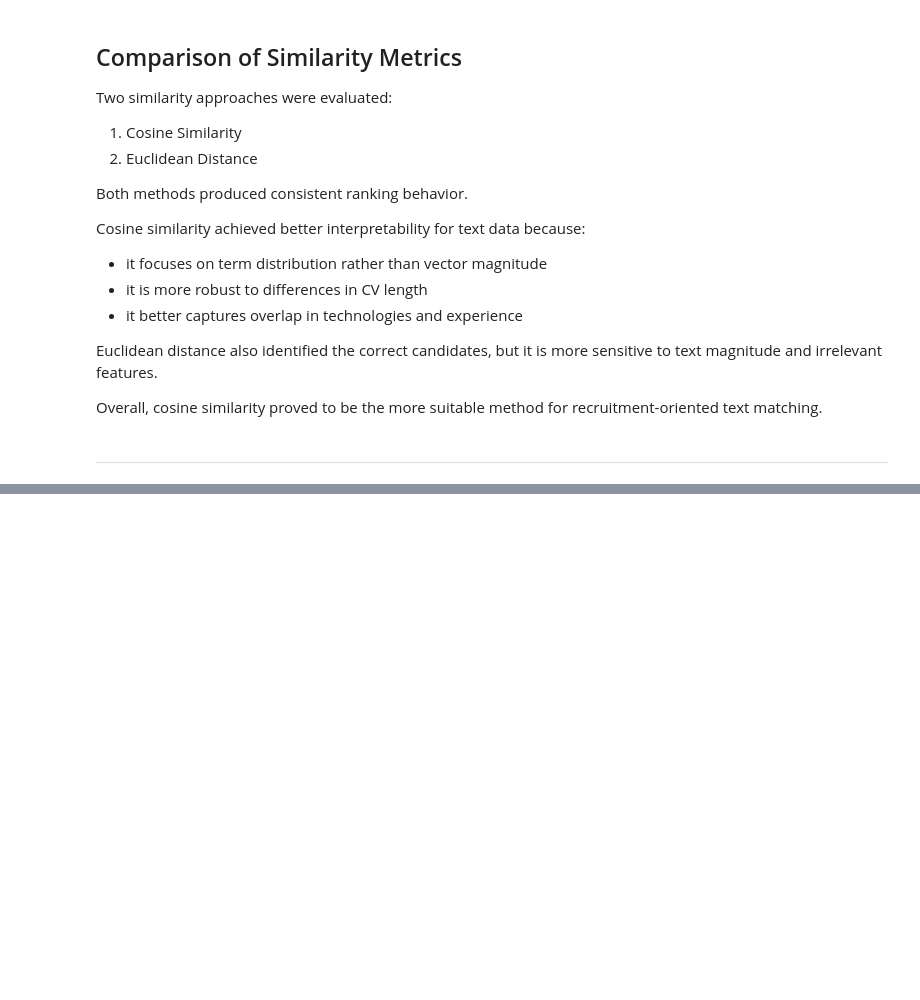
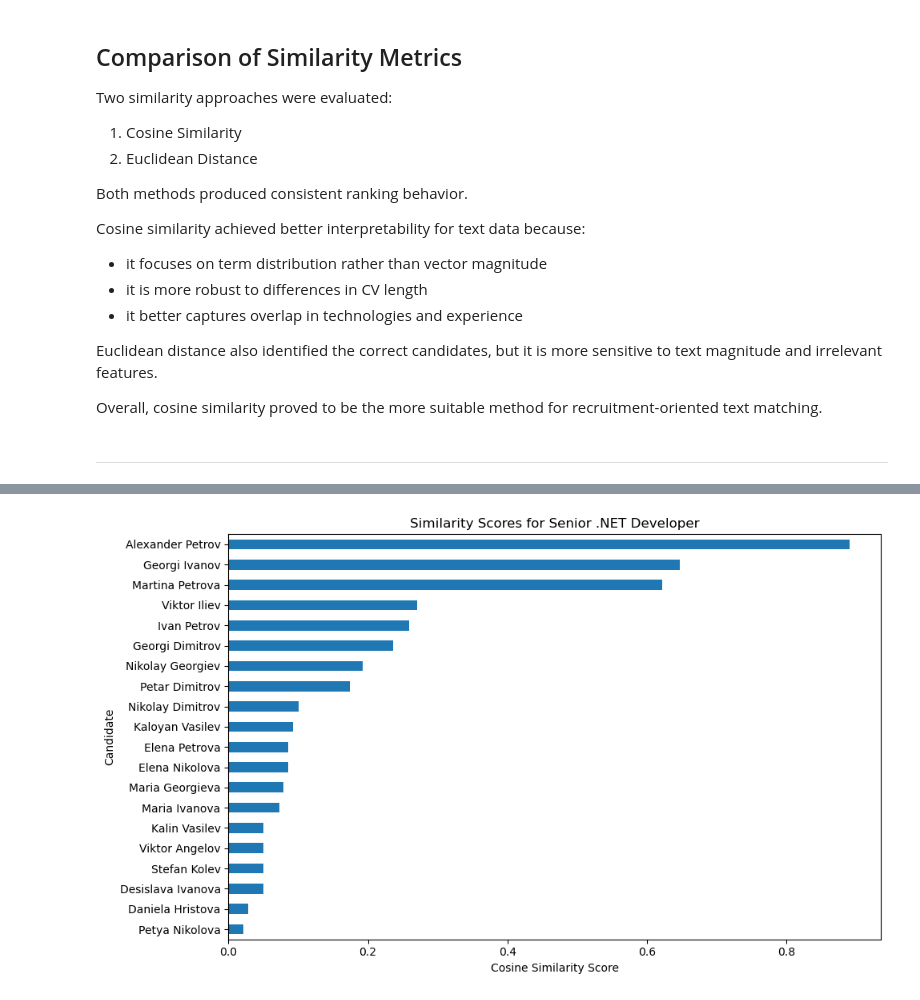
Before and after one commit to DesiVenkova/candidate-job-matching-analysis, a Jupyter notebook: candidate_job_matching_analysis.ipynb, the cells around one changed output, grey strips where cells are left out. Drawn from its saved outputs; the diff is of its cells as text; code cells hidden in the pictures; blank space fills up the shorter version.

```diff
--- a/candidate_job_matching_analysis.ipynb
+++ b/candidate_job_matching_analysis.ipynb
@@ -501,0 +584,16 @@ for recruitment-oriented text matching.
+# %%
+net_scores = cosine_df["Senior .NET Developer"].sort_values()
+
+plt.figure(figsize=(10,6))
+
+net_scores.plot(kind="barh")
+
+plt.title("Similarity Scores for Senior .NET Developer")
+plt.xlabel("Cosine Similarity Score")
+plt.ylabel("Candidate")
+
+plt.tight_layout()
+
+plt.show()
+# %% [output]
+[figure, added]
```
Also changed, not shown: parts of 8 cells of this notebook.
